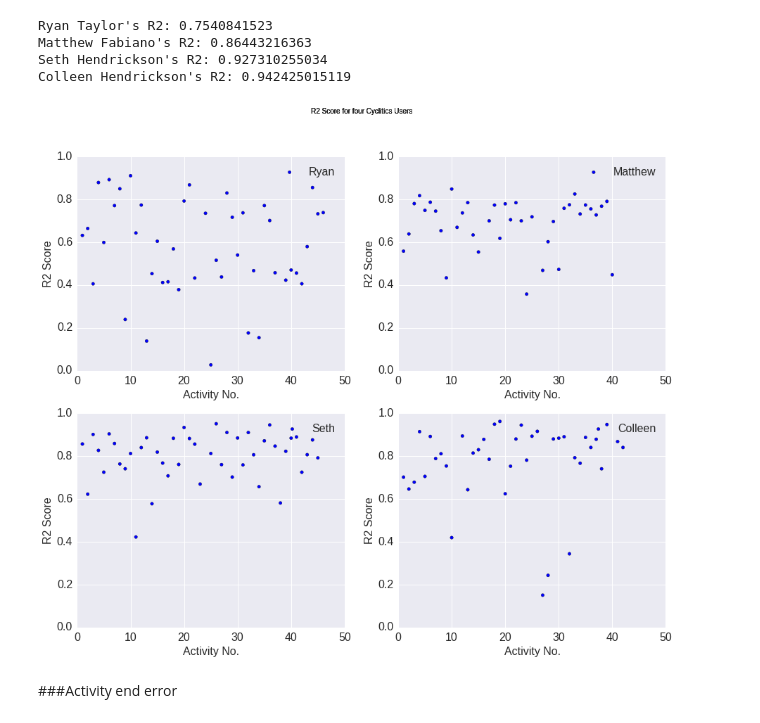
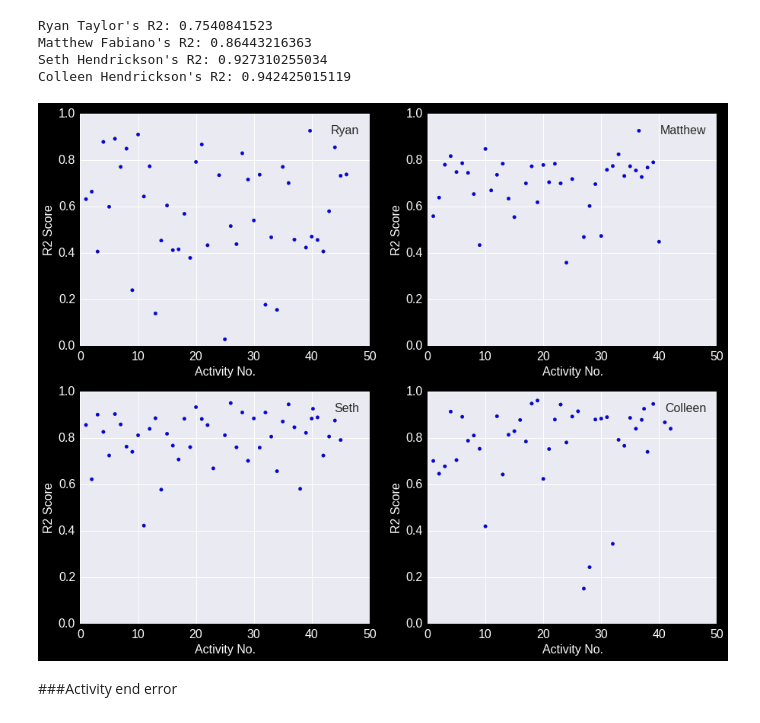
Before and after one commit to sethah/CycleAnalysis, a Jupyter notebook: webapp/model validation.ipynb, the cells around one changed output. Drawn from its saved outputs; the diff is of its cells as text; code cells hidden in the pictures.

Commit message:
added some figures for presentation

```diff
--- a/webapp/model validation.ipynb
+++ b/webapp/model validation.ipynb
@@ -85,19 +85,20 @@ for user in users:
         r2 = r2_score(a.df.velocity, a.df.predicted_velocity)
         d[user[0].firstname].append(r2)
 # %%
-fig, axs = plt.subplots(2,2, figsize=(15, 12))
+# from matpl
+fig, axs = plt.subplots(2,2, figsize=(15, 12), facecolor='black')
 for i, ax, in enumerate(axs.reshape(-1)):
     ax.scatter(np.arange(len(users[i][0].activities)) + 1, d[users[i][0].firstname], label=users[i][0].firstname)
     ax.set_ylim([0, 1])
     ax.set_xlim([0, 50])
     ax.set_xlabel('Activity No.')
     ax.set_ylabel('R2 Score')
     ax.legend(prop={'size':16})
     for item in ([ax.title, ax.xaxis.label, ax.yaxis.label] + ax.get_xticklabels() + ax.get_yticklabels()):
         item.set_fontsize(16)
-    plt.suptitle('R2 Score for four Cyclitics Users')
+        item.set_color('white')
 # %% [output]
-[figure, old version]
+[figure, new version]
 # %% [markdown]
 ###Activity end error
 # %%
```
Also changed, not shown: 2 other files.
